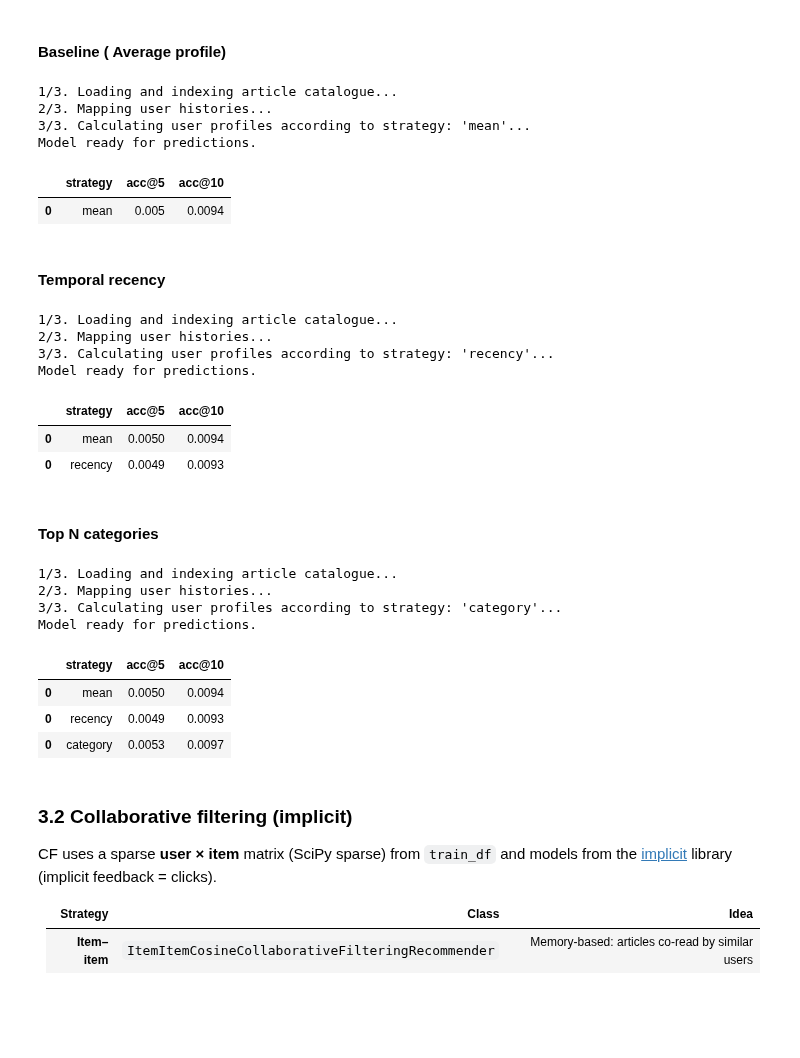
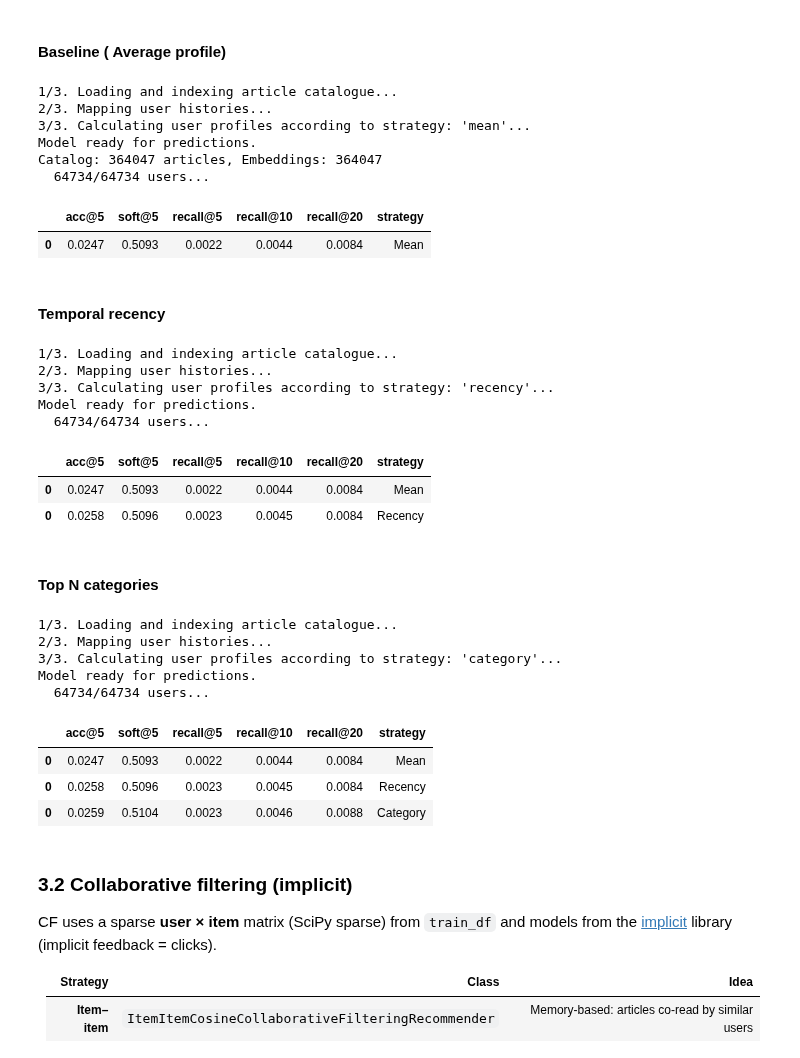
Before and after one commit to Laeti-dev/P10-Content_recommandation_app, a Jupyter notebook: notebooks/modeling.ipynb, the cells around one changed output. Saved outputs shown, nothing was run; the diff lists cells and outputs as text; code cells hidden in the pictures; blank space fills up the shorter version.

```diff
--- a/notebooks/modeling.ipynb
+++ b/notebooks/modeling.ipynb
@@ -485,73 +644,73 @@ Model ready for predictions.
 # %% [markdown]
 #### Baseline ( Average profile)
 # %%
-CB_model.fit(train_df, strategy="mean")
+base = CBRecommender(data_loader=data_loader)
+base.fit(train_df, strategy="mean")
 
-# Évaluation directe
-acc5_mean = CB_model.evaluate(test_df, topk=5, train_df=train_df, days_window=DAYS_WINDOW)
-acc10_mean = CB_model.evaluate(test_df, topk=10, train_df=train_df, days_window=DAYS_WINDOW)
+n_catalogue = len(base.candidate_ids)
+n_embeddings = len(base.candidate_embeddings)
+print(f"Catalog: {n_catalogue} articles, Embeddings: {n_embeddings}")
 
-# Save results
-results_df = pd.DataFrame({
-    "strategy": ["mean"],
-    "acc@5": [acc5_mean],
-    "acc@10": [acc10_mean]
-})
+# Direct evaluation
+results_mean = base.evaluate(test_df, topk=5, train_df=train_df, days_window=DAYS_WINDOW, batch_size=1000)
+
+# Add strategy to the DataFrame
+results_mean['strategy'] = 'Mean'
+results_df = results_mean
 display(results_df)
 # %% [output]
 1/3. Loading and indexing article catalogue...
 2/3. Mapping user histories...
 3/3. Calculating user profiles according to strategy: 'mean'...
 Model ready for predictions.
+Catalog: 364047 articles, Embeddings: 364047
+  64734/64734 users...
-|  | strategy | acc@5 | acc@10 |
-| 0 | mean | 0.005 | 0.0094 |
+|  | acc@5 | soft@5 | recall@5 | recall@10 | recall@20 | strategy |
+| 0 | 0.0247 | 0.5093 | 0.0022 | 0.0044 | 0.0084 | Mean |
 # %% [markdown]
 #### Temporal recency
 # %%
-CB_model.fit(train_df, strategy="recency")
+import copy
+cb_rec  = copy.copy(base) # Avoid reloading catalog - RAM optimization
+cb_rec.fit(train_df, strategy="recency")
 
-acc5_rec = CB_model.evaluate(test_df, topk=5, train_df=train_df, days_window=DAYS_WINDOW)
-acc10_rec = CB_model.evaluate(test_df, topk=10, train_df=train_df, days_window=DAYS_WINDOW)
+results_rec = cb_rec.evaluate(test_df, topk=5, train_df=train_df, days_window=DAYS_WINDOW, batch_size=1000)
 
 # Add results to the DataFrame
-results_df = pd.concat([results_df, pd.DataFrame({
-    "strategy": ["recency"],
-    "acc@5": [acc5_rec],
-    "acc@10": [acc10_rec]
-})])
+results_rec['strategy'] = 'Recency'
+results_df = pd.concat([results_df, results_rec])
 display(results_df)
 # %% [output]
 1/3. Loading and indexing article catalogue...
 2/3. Mapping user histories...
 3/3. Calculating user profiles according to strategy: 'recency'...
 Model ready for predictions.
+  64734/64734 users...
-|  | strategy | acc@5 | acc@10 |
-| 0 | mean | 0.0050 | 0.0094 |
-| 0 | recency | 0.0049 | 0.0093 |
+|  | acc@5 | soft@5 | recall@5 | recall@10 | recall@20 | strategy |
+| 0 | 0.0247 | 0.5093 | 0.0022 | 0.0044 | 0.0084 | Mean |
+| 0 | 0.0258 | 0.5096 | 0.0023 | 0.0045 | 0.0084 | Recency |
 # %% [markdown]
 #### Top N categories
 # %%
-CB_model.fit(train_df, strategy="category", top_n_categories=3)
+cb_cat = copy.copy(base)
+cb_cat.fit(train_df, strategy="category", top_n_categories=3)
 
-acc5_cat = CB_model.evaluate(test_df, topk=5)
-acc10_cat = CB_model.evaluate(test_df, topk=10)
+results_cat = cb_cat.evaluate(test_df, topk=5, batch_size=1000, train_df=train_df, days_window=DAYS_WINDOW)
 
 # Add results to the DataFrame
-results_df = pd.concat([results_df, pd.DataFrame({
-    "strategy": ["category"],
-    "acc@5": [acc5_cat],
-    "acc@10": [acc10_cat]
-})])
+results_cat['strategy'] = 'Category'
+results_df = pd.concat([results_df, results_cat])
 display(results_df)
 # %% [output]
 1/3. Loading and indexing article catalogue...
 2/3. Mapping user histories...
 3/3. Calculating user profiles according to strategy: 'category'...
 Model ready for predictions.
+  64734/64734 users...
-|  | strategy | acc@5 | acc@10 |
-| 0 | mean | 0.0050 | 0.0094 |
-| 0 | recency | 0.0049 | 0.0093 |
-| 0 | category | 0.0053 | 0.0097 |
+|  | acc@5 | soft@5 | recall@5 | recall@10 | recall@20 | strategy |
+| 0 | 0.0247 | 0.5093 | 0.0022 | 0.0044 | 0.0084 | Mean |
+| 0 | 0.0258 | 0.5096 | 0.0023 | 0.0045 | 0.0084 | Recency |
+| 0 | 0.0259 | 0.5104 | 0.0023 | 0.0046 | 0.0088 | Category |
 # %% [markdown]
 ### 3.2 Collaborative filtering (implicit)
 
```
Also changed, not shown: parts of 29 cells of this notebook, 2 other files.
